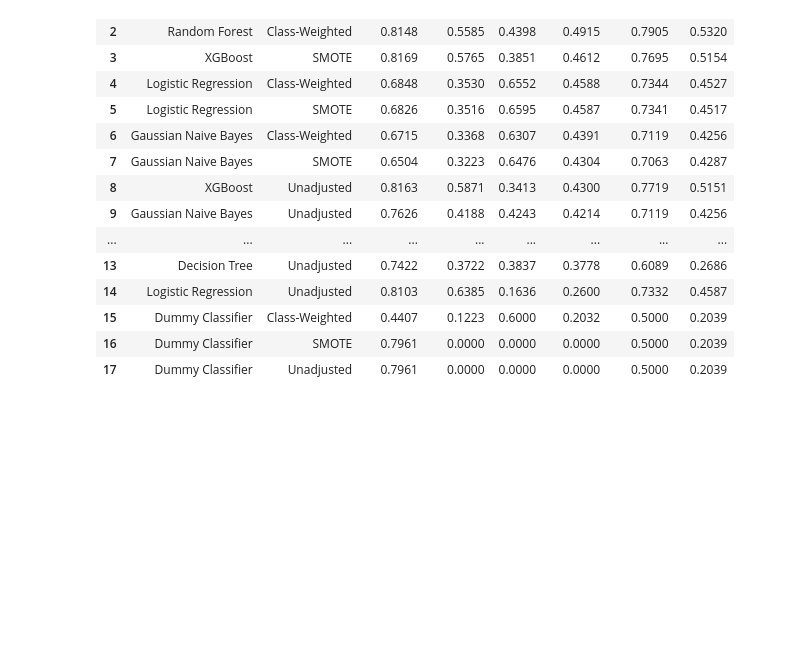
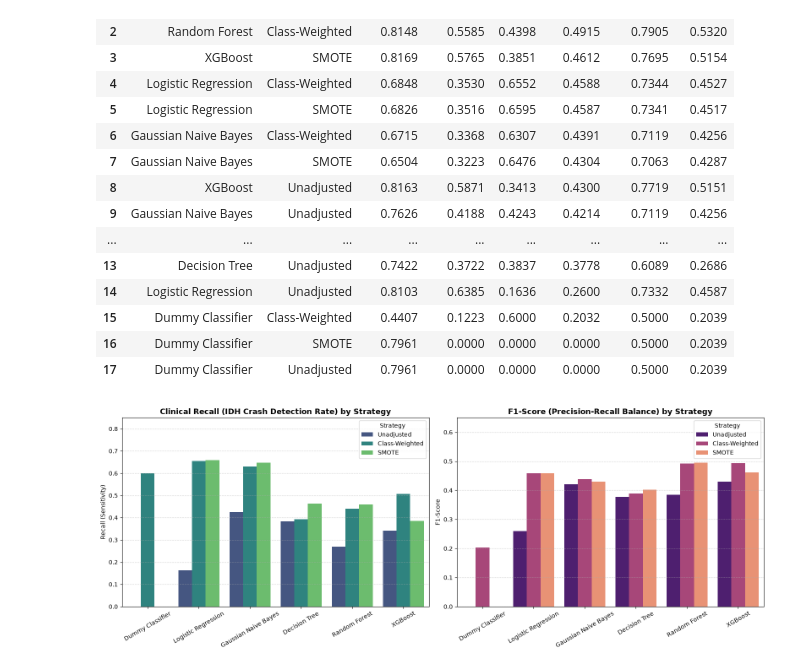
Before and after one commit to ahsanul3haque/CSE299_Hemodialysis_Project, a Jupyter notebook: notebooks/baseline_modeling.ipynb, the cells around one changed output. Cells and saved outputs as stored; diff of their text form; code cells hidden in the pictures; blank space fills up the shorter version.

Commit message:
feat(notebook): add strategy comparison bar charts for recall and F1-score
- Plot grouped bar charts comparing Unadjusted, Class-Weighted, and SMOTE strategies
- Demonstrate recall improvements and precision-recall trade-offs across all 6 models

```diff
--- a/notebooks/baseline_modeling.ipynb
+++ b/notebooks/baseline_modeling.ipynb
@@ -36,3 +36,39 @@ display(leaderboard.style.background_gradient(cmap="YlGnBu", subset=["Recall", "
 | 15 | Dummy Classifier | Class-Weighted | 0.4407 | 0.1223 | 0.6000 | 0.2032 | 0.5000 | 0.2039 |
 | 16 | Dummy Classifier | SMOTE | 0.7961 | 0.0000 | 0.0000 | 0.0000 | 0.5000 | 0.2039 |
 | 17 | Dummy Classifier | Unadjusted | 0.7961 | 0.0000 | 0.0000 | 0.0000 | 0.5000 | 0.2039 |
+# %%
+# ==========================================
+# CELL 2: Strategy Impact on Recall & F1-Score
+# ==========================================
+fig, axes = plt.subplots(1, 2, figsize=(16, 6))
+
+# Plot 1: Clinical Recall (Sensitivity) by Strategy
+sns.barplot(
+    data=benchmark_df, x="Model", y="Recall", hue="Strategy",
+    palette="viridis", ax=axes[0]
+)
+axes[0].set_title("Clinical Recall (IDH Crash Detection Rate) by Strategy",
+                  fontsize=13, fontweight="bold")
+axes[0].set_ylabel("Recall (Sensitivity)")
+axes[0].set_xlabel("")
+axes[0].tick_params(axis="x", rotation=30)
+axes[0].set_ylim(0, 0.85)
+axes[0].grid(axis="y", linestyle="--", alpha=0.5)
+
+# Plot 2: F1-Score Balance by Strategy
+sns.barplot(
+    data=benchmark_df, x="Model", y="F1_Score", hue="Strategy",
+    palette="magma", ax=axes[1]
+)
+axes[1].set_title("F1-Score (Precision-Recall Balance) by Strategy",
+                  fontsize=13, fontweight="bold")
+axes[1].set_ylabel("F1-Score")
+axes[1].set_xlabel("")
+axes[1].tick_params(axis="x", rotation=30)
+axes[1].set_ylim(0, 0.65)
+axes[1].grid(axis="y", linestyle="--", alpha=0.5)
+
+plt.tight_layout()
+plt.show()
+# %% [output]
+[figure, added]
```
